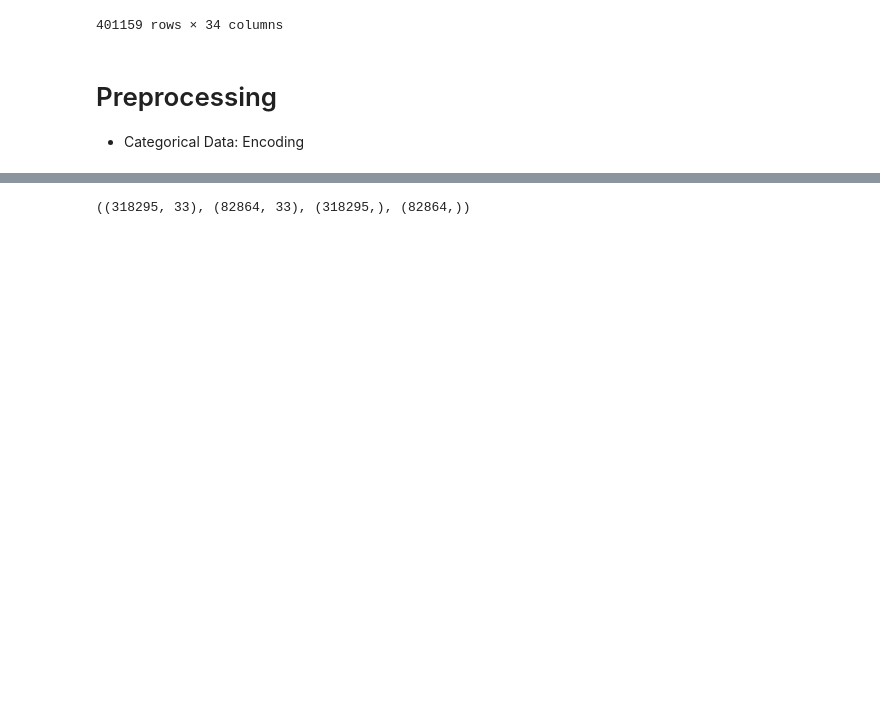
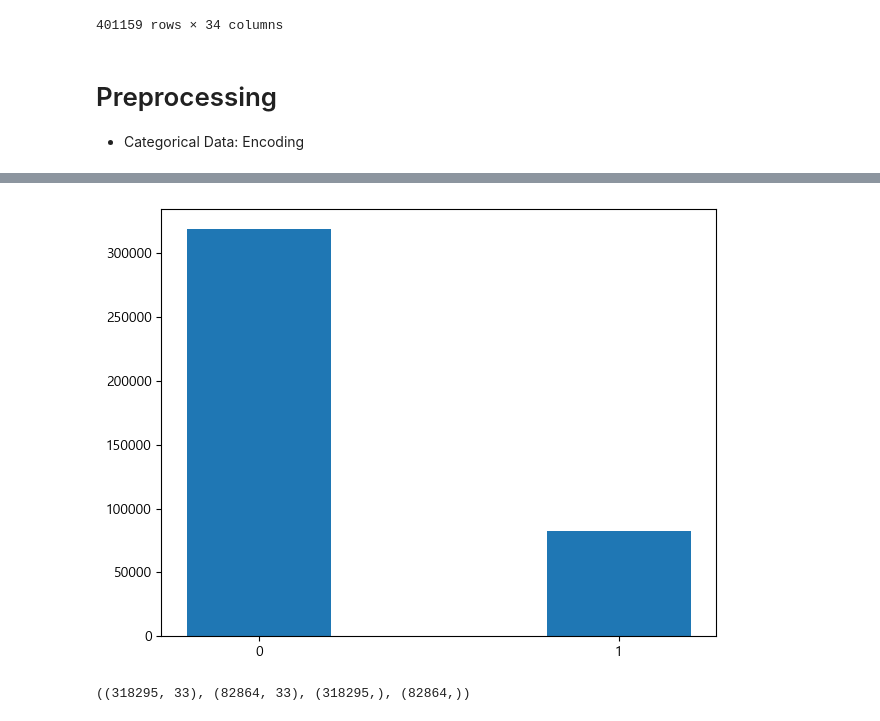
Before and after one commit to SKNETWORKS-FAMILY-AICAMP/SKN13-2nd-4TEAM, a Jupyter notebook: data/eda_and_preprocessing.ipynb, the cells around one changed output, grey strips where cells are left out. Cells and saved outputs as stored; diff of their text form; code cells hidden in the pictures; blank space fills up the shorter version.

```diff
--- a/data/eda_and_preprocessing.ipynb
+++ b/data/eda_and_preprocessing.ipynb
@@ -364,3 +383,13 @@ dtype: int32
+# %%
+unique, counts = np.unique(y, return_counts=True)
+
+# 막대그래프 그리기
+plt.bar(unique, counts, width=0.4)  # width를 조절하면 막대 사이 간격 조정 가능
+plt.xticks([0, 1])
+plt.tight_layout()
+plt.show()
+# %% [output]
+[figure, added]
 # %%
 # 2024년 데이터를 test로
 
```
Also changed, not shown: parts of 9 cells of this notebook, 10 other files.
